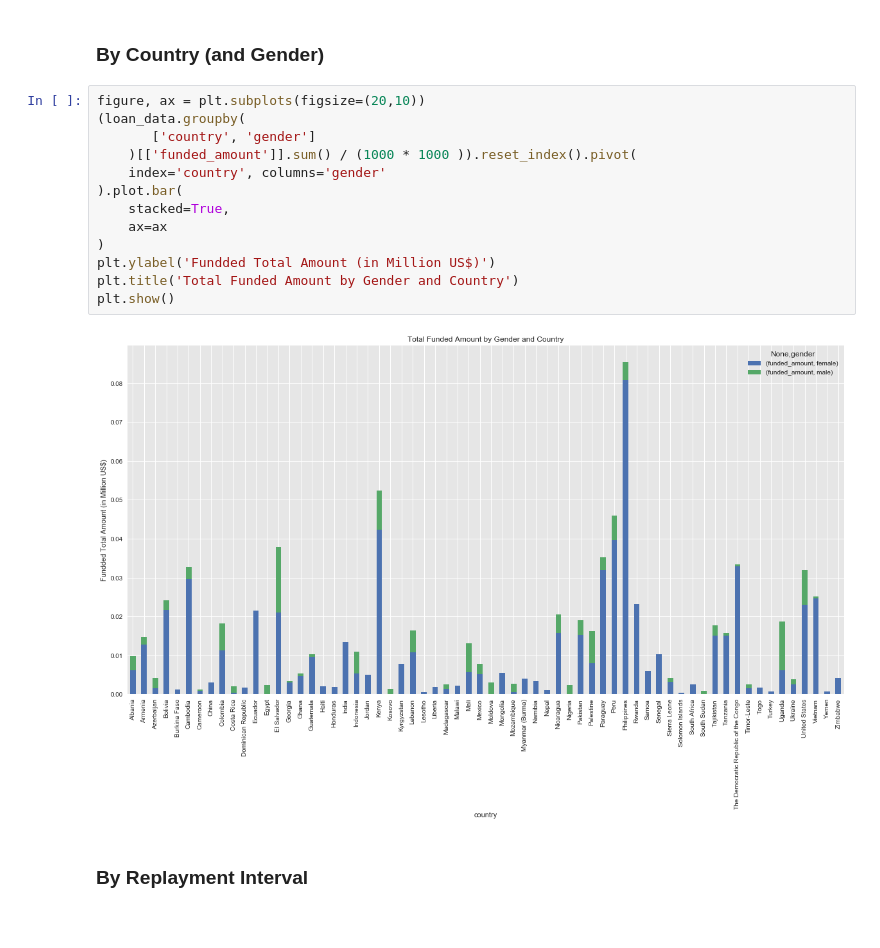
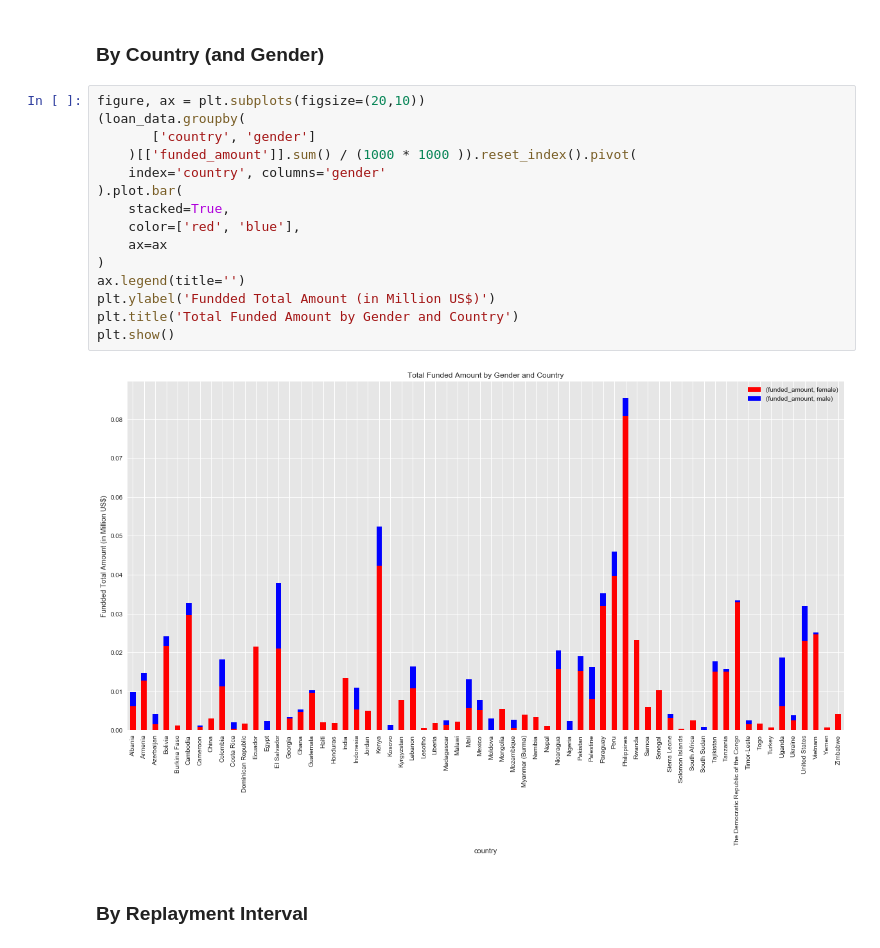
Before and after one commit to feng443/RUDS-Proj1-Kiva-Crowd-Funding-Visualization, a Jupyter notebook: KivaDataVisualization.ipynb, the cells around one changed output. Saved outputs shown, nothing was run; the diff lists cells and outputs as text.

```diff
--- a/KivaDataVisualization.ipynb
+++ b/KivaDataVisualization.ipynb
@@ -47,18 +59,20 @@ plt.show()
 # %%
 figure, ax = plt.subplots(figsize=(20,10))
 (loan_data.groupby(
        ['country', 'gender']
     )[['funded_amount']].sum() / (1000 * 1000 )).reset_index().pivot(
     index='country', columns='gender'
 ).plot.bar(
     stacked=True,
+    color=['red', 'blue'],
     ax=ax
 )
+ax.legend(title='')
 plt.ylabel('Fundded Total Amount (in Million US$)')
 plt.title('Total Funded Amount by Gender and Country')
 plt.show()
 # %% [output]
-[figure, old version]
+[figure, new version]
 # %% [markdown]
 ### By Replayment Interval
 # %%
```
Also changed, not shown: parts of 10 cells of this notebook, 2 other files.
